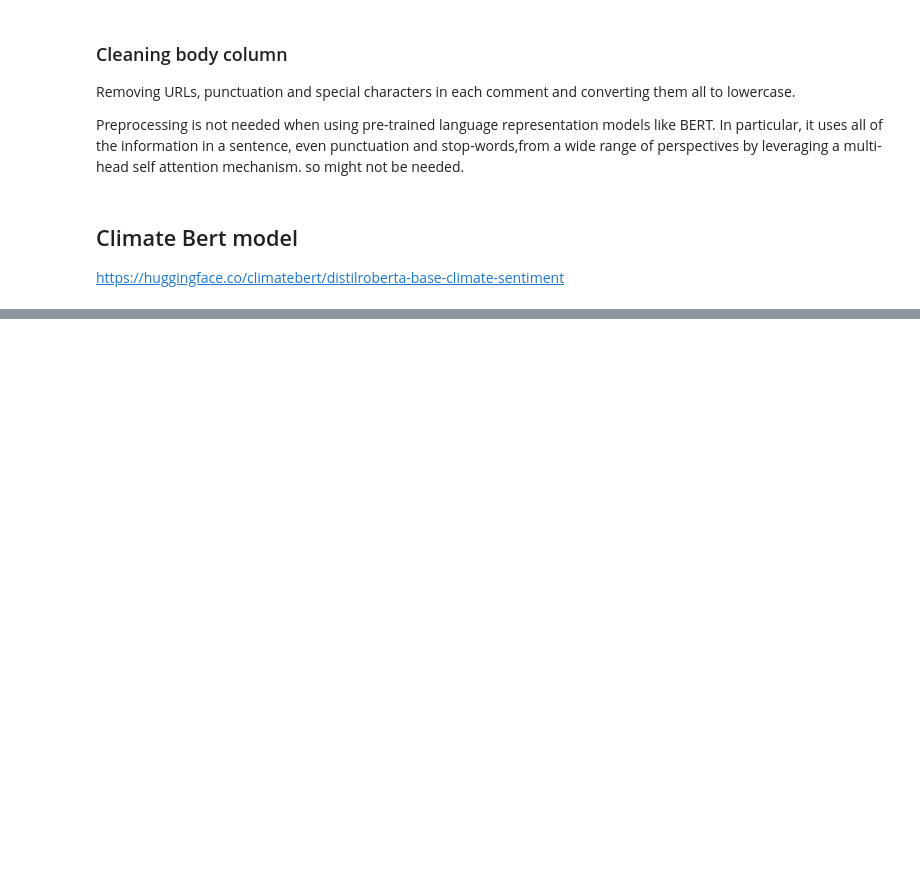
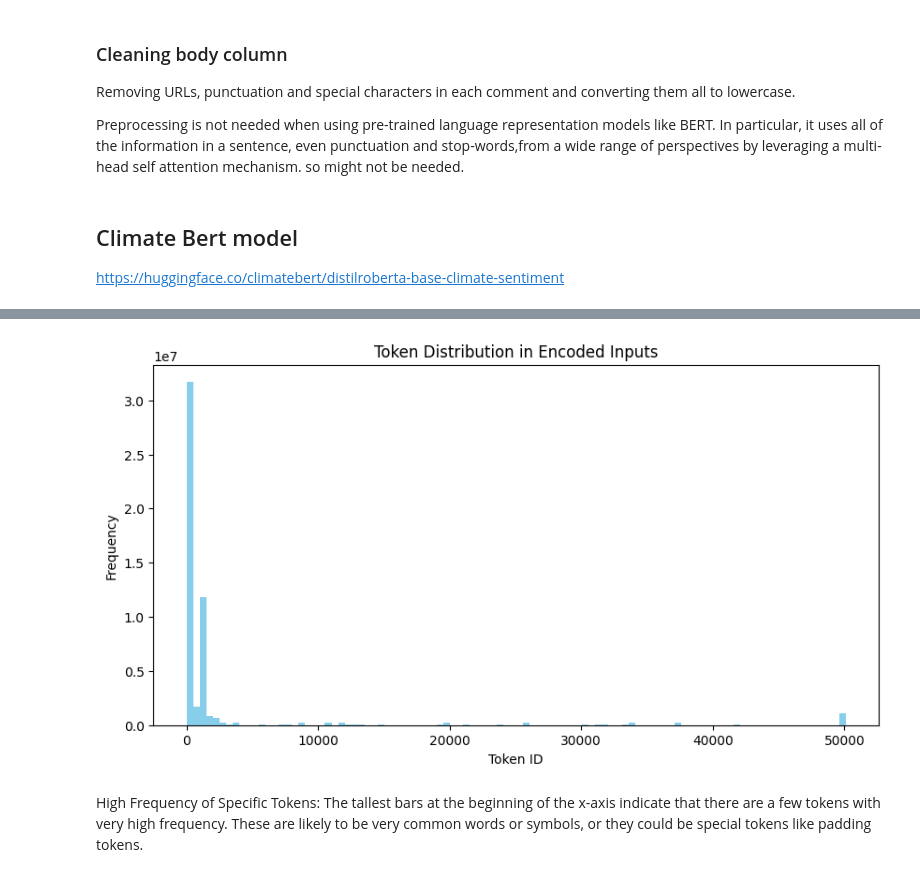
Before and after one commit to jimenasalinas/RedditGoesGreen, a Jupyter notebook: data/bert.ipynb, the cells around one changed output, grey strips where cells are left out. Cells and saved outputs as stored; diff of their text form; code cells hidden in the pictures; blank space fills up the shorter version.

Commit message:
Used sample comments to get token distribution for Bert

```diff
--- a/data/bert.ipynb
+++ b/data/bert.ipynb
@@ -107 +107,32 @@ Special tokens have been added in the vocabulary, make sure the associated word
+# %%
+sample_size = 100000 #100,000 body
+
+# Take a random sample of the dataset
+sampled_comments = filtered_comments.sample(n=sample_size, random_state=56)
+# %%
+# Apply the same tokenization process on this smaller dataset
+batch_size = 16  # Setting the batch size
+encoded_inputs = []
+
+for i in range(0, len(sampled_comments['body']), batch_size):
+    batch = sampled_comments['body'][i:i+batch_size].tolist()
+    encoded_batch = tokenizer(batch, return_tensors='pt', padding='max_length',
+                              max_length=512, truncation=True)
+    encoded_inputs.append(encoded_batch)
+# %%
+import matplotlib.pyplot as plt
+import numpy as np
+# Flatten the array of token IDs to get the distribution
+flattened_token_ids = np.concatenate([batch['input_ids'].numpy().flatten() for batch in encoded_inputs])
+
+plt.figure(figsize=(10, 5))
+plt.hist(flattened_token_ids, bins=100, color='skyblue')
+plt.title('Token Distribution in Encoded Inputs')
+plt.xlabel('Token ID')
+plt.ylabel('Frequency')
+plt.show()
+# %% [output]
+[figure, added]
+# %% [markdown]
+High Frequency of Specific Tokens: The tallest bars at the beginning of the x-axis indicate that there are a few tokens with very high frequency. These are likely to be very common words or symbols, or they could be special tokens like padding tokens.
 # %%
```
Also changed, not shown: parts of 4 cells of this notebook.
